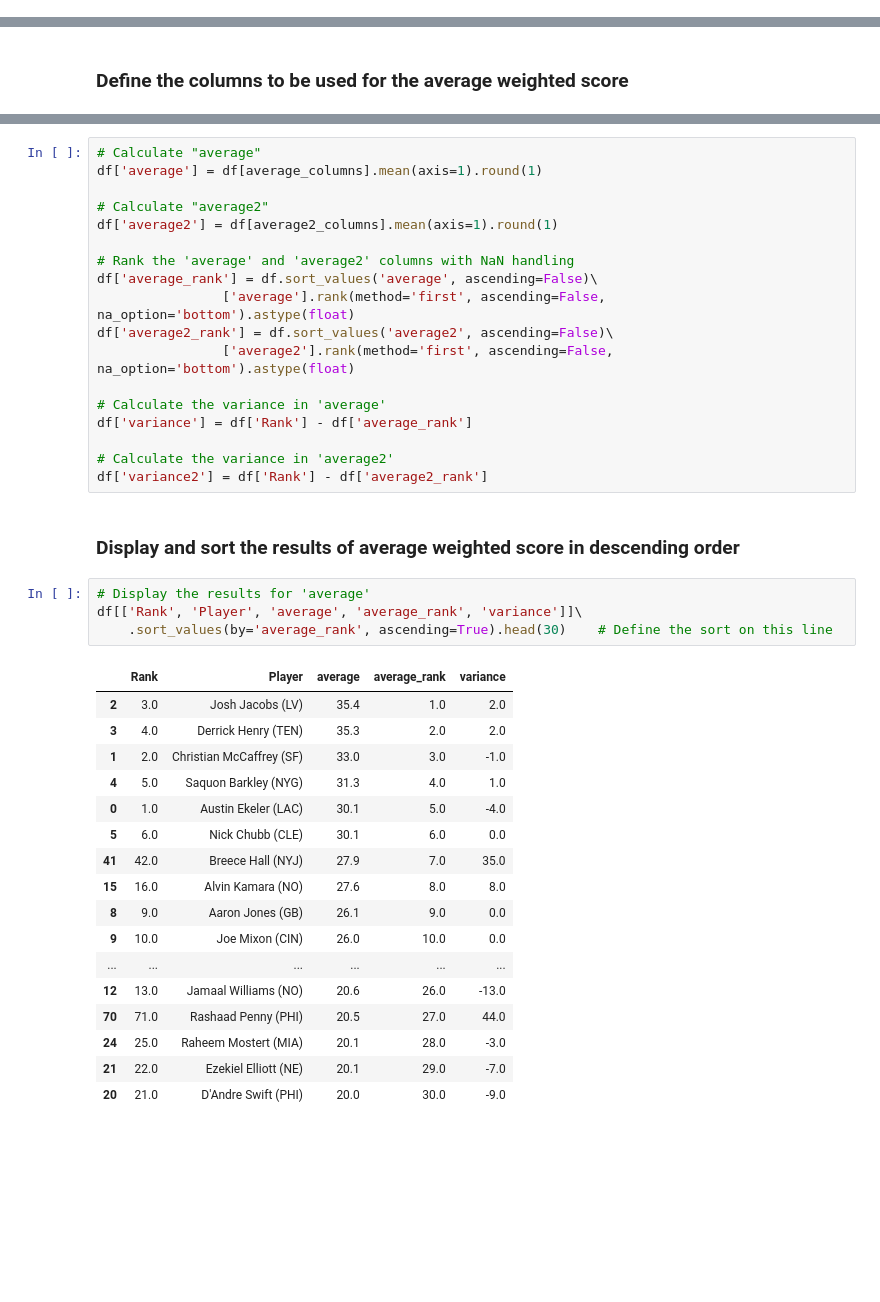
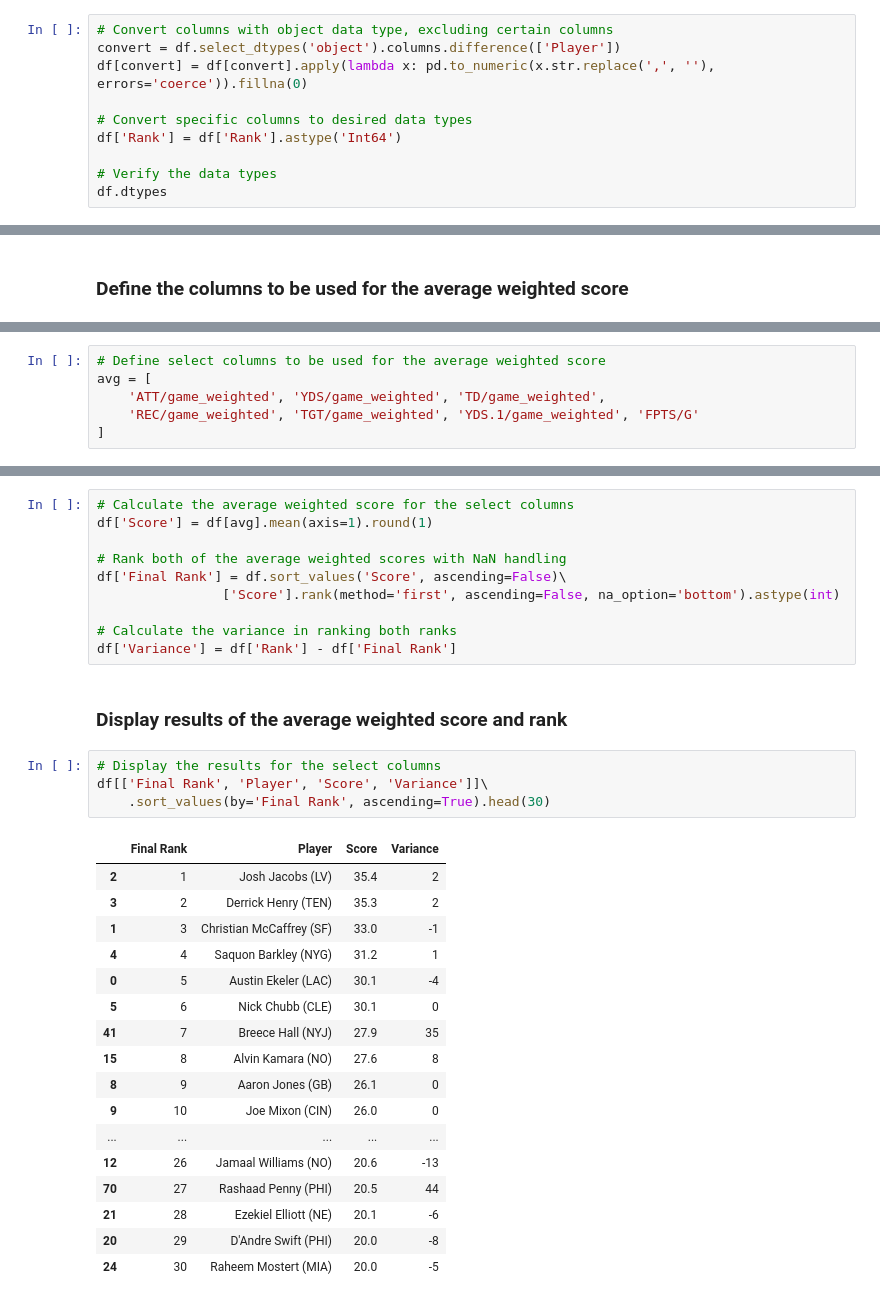
Before and after one commit to meltangonan/fantasy-football, a Jupyter notebook: RB Template.ipynb, the cells around one changed output, grey strips where cells are left out. Saved outputs shown, nothing was run; the diff lists cells and outputs as text; blank space fills up the shorter version.

```diff
--- a/RB Template.ipynb
+++ b/RB Template.ipynb
@@ -107,0 +70,10 @@ dtype: object
+# %%
+# Convert columns with object data type, excluding certain columns
+convert = df.select_dtypes('object').columns.difference(['Player'])
+df[convert] = df[convert].apply(lambda x: pd.to_numeric(x.str.replace(',', ''), errors='coerce')).fillna(0)
+
+# Convert specific columns to desired data types
+df['Rank'] = df['Rank'].astype('Int64')
+
+# Verify the data types
+df.dtypes
@@ -261 +263,7 @@ average2_columns
+# %%
+# Define select columns to be used for the average weighted score
+avg = [
+    'ATT/game_weighted', 'YDS/game_weighted', 'TD/game_weighted',
+    'REC/game_weighted', 'TGT/game_weighted', 'YDS.1/game_weighted', 'FPTS/G'
+]
 # %% [markdown]
@@ -263,42 +271,34 @@ average2_columns
 # %%
-# Calculate "average"
-df['average'] = df[average_columns].mean(axis=1).round(1)
+# Calculate the average weighted score for the select columns
+df['Score'] = df[avg].mean(axis=1).round(1)
 
-# Calculate "average2"
-df['average2'] = df[average2_columns].mean(axis=1).round(1)
+# Rank both of the average weighted scores with NaN handling
+df['Final Rank'] = df.sort_values('Score', ascending=False)\
+                ['Score'].rank(method='first', ascending=False, na_option='bottom').astype(int)
 
-# Rank the 'average' and 'average2' columns with NaN handling
-df['average_rank'] = df.sort_values('average', ascending=False)\
-                ['average'].rank(method='first', ascending=False, na_option='bottom').astype(float)
-df['average2_rank'] = df.sort_values('average2', ascending=False)\
-                ['average2'].rank(method='first', ascending=False, na_option='bottom').astype(float)
-
-# Calculate the variance in 'average'
-df['variance'] = df['Rank'] - df['average_rank']
-
-# Calculate the variance in 'average2'
-df['variance2'] = df['Rank'] - df['average2_rank']
+# Calculate the variance in ranking both ranks
+df['Variance'] = df['Rank'] - df['Final Rank']
 # %% [markdown]
-### Display and sort the results of average weighted score in descending order
+### Display results of the average weighted score and rank
 # %%
-# Display the results for 'average'
-df[['Rank', 'Player', 'average', 'average_rank', 'variance']]\
-    .sort_values(by='average_rank', ascending=True).head(30)    # Define the sort on this line
+# Display the results for the select columns
+df[['Final Rank', 'Player', 'Score', 'Variance']]\
+    .sort_values(by='Final Rank', ascending=True).head(30)
 # %% [output]
-|  | Rank | Player | average | average_rank | variance |
-| 2 | 3.0 | Josh Jacobs (LV) | 35.4 | 1.0 | 2.0 |
-| 3 | 4.0 | Derrick Henry (TEN) | 35.3 | 2.0 | 2.0 |
-| 1 | 2.0 | Christian McCaffrey (SF) | 33.0 | 3.0 | -1.0 |
-| 4 | 5.0 | Saquon Barkley (NYG) | 31.3 | 4.0 | 1.0 |
-| 0 | 1.0 | Austin Ekeler (LAC) | 30.1 | 5.0 | -4.0 |
-| 5 | 6.0 | Nick Chubb (CLE) | 30.1 | 6.0 | 0.0 |
-| 41 | 42.0 | Breece Hall (NYJ) | 27.9 | 7.0 | 35.0 |
-| 15 | 16.0 | Alvin Kamara (NO) | 27.6 | 8.0 | 8.0 |
-| 8 | 9.0 | Aaron Jones (GB) | 26.1 | 9.0 | 0.0 |
-| 9 | 10.0 | Joe Mixon (CIN) | 26.0 | 10.0 | 0.0 |
-| ... | ... | ... | ... | ... | ... |
-| 12 | 13.0 | Jamaal Williams (NO) | 20.6 | 26.0 | -13.0 |
-| 70 | 71.0 | Rashaad Penny (PHI) | 20.5 | 27.0 | 44.0 |
-| 24 | 25.0 | Raheem Mostert (MIA) | 20.1 | 28.0 | -3.0 |
-| 21 | 22.0 | Ezekiel Elliott (NE) | 20.1 | 29.0 | -7.0 |
-| 20 | 21.0 | D'Andre Swift (PHI) | 20.0 | 30.0 | -9.0 |
+|  | Final Rank | Player | Score | Variance |
+| 2 | 1 | Josh Jacobs (LV) | 35.4 | 2 |
+| 3 | 2 | Derrick Henry (TEN) | 35.3 | 2 |
+| 1 | 3 | Christian McCaffrey (SF) | 33.0 | -1 |
+| 4 | 4 | Saquon Barkley (NYG) | 31.2 | 1 |
+| 0 | 5 | Austin Ekeler (LAC) | 30.1 | -4 |
+| 5 | 6 | Nick Chubb (CLE) | 30.1 | 0 |
+| 41 | 7 | Breece Hall (NYJ) | 27.9 | 35 |
+| 15 | 8 | Alvin Kamara (NO) | 27.6 | 8 |
+| 8 | 9 | Aaron Jones (GB) | 26.1 | 0 |
+| 9 | 10 | Joe Mixon (CIN) | 26.0 | 0 |
+| ... | ... | ... | ... | ... |
+| 12 | 26 | Jamaal Williams (NO) | 20.6 | -13 |
+| 70 | 27 | Rashaad Penny (PHI) | 20.5 | 44 |
+| 21 | 28 | Ezekiel Elliott (NE) | 20.1 | -6 |
+| 20 | 29 | D'Andre Swift (PHI) | 20.0 | -8 |
+| 24 | 30 | Raheem Mostert (MIA) | 20.0 | -5 |
```
Also changed, not shown: parts of 24 cells of this notebook.
